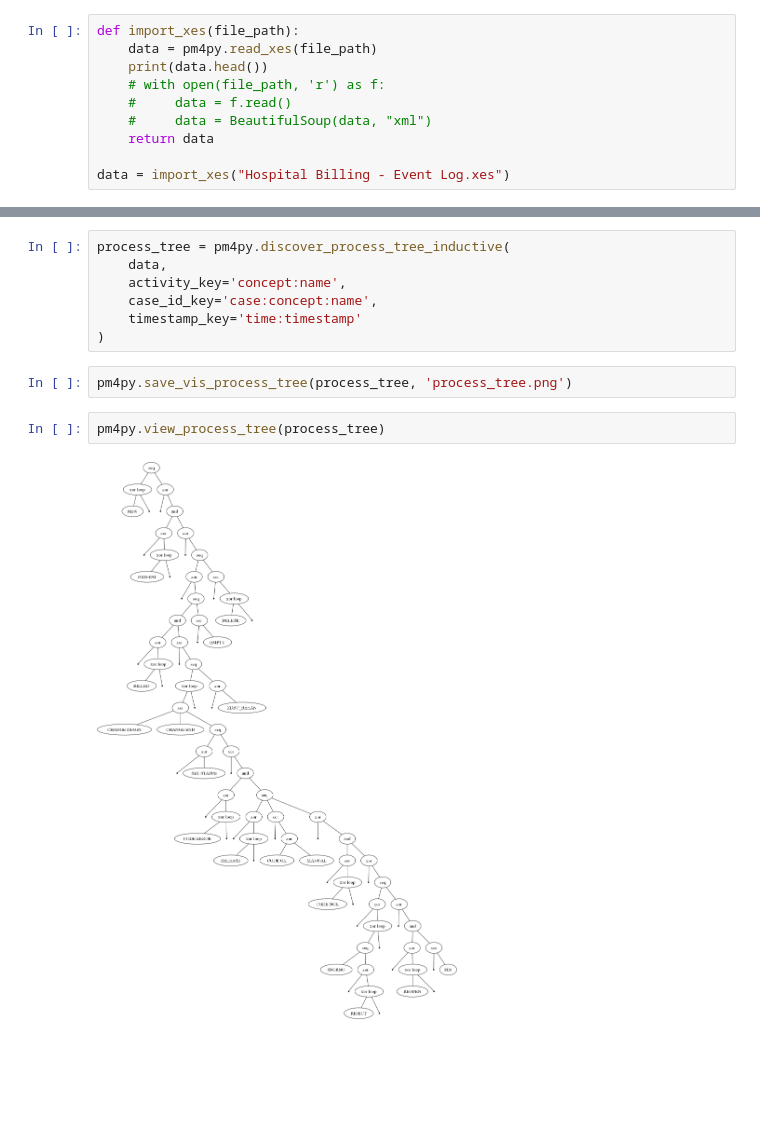
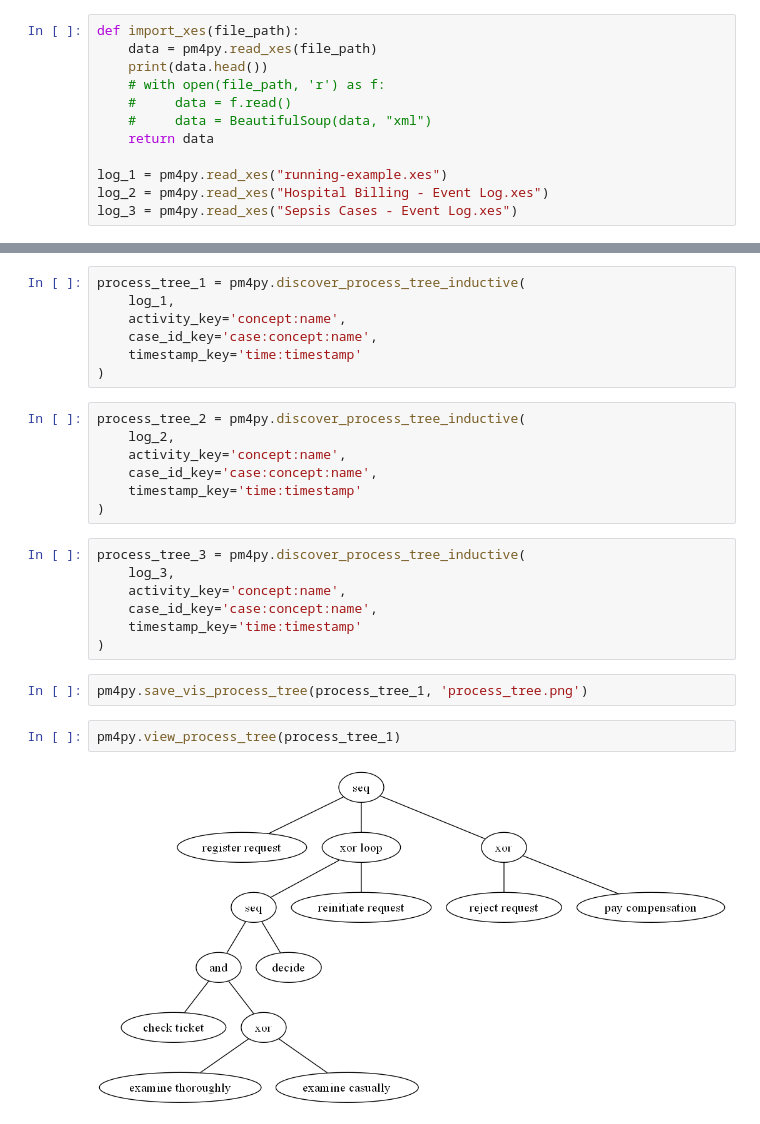
Before and after one commit to Isdre/ProcessMining, a Jupyter notebook: tests.ipynb, the cells around one changed output, grey strips where cells are left out. Saved outputs shown, nothing was run; the diff lists cells and outputs as text; blank space fills up the shorter version.

```diff
--- a/tests.ipynb
+++ b/tests.ipynb
@@ -12,4 +546,6 @@ def import_xes(file_path):
     #     data = BeautifulSoup(data, "xml")
     return data
 
-data = import_xes("Hospital Billing - Event Log.xes")
+log_1 = pm4py.read_xes("running-example.xes")
+log_2 = pm4py.read_xes("Hospital Billing - Event Log.xes")
+log_3 = pm4py.read_xes("Sepsis Cases - Event Log.xes")
@@ -34,14 +568,28 @@ data = import_xes("Hospital Billing - Event Log.xes")
 # %%
-process_tree = pm4py.discover_process_tree_inductive(
-    data,
+process_tree_1 = pm4py.discover_process_tree_inductive(
+    log_1,
     activity_key='concept:name',
     case_id_key='case:concept:name',
     timestamp_key='time:timestamp'
 )
+# %%
+process_tree_2 = pm4py.discover_process_tree_inductive(
+    log_2,
+    activity_key='concept:name',
+    case_id_key='case:concept:name',
+    timestamp_key='time:timestamp'
+)
+# %%
+process_tree_3 = pm4py.discover_process_tree_inductive(
+    log_3,
+    activity_key='concept:name',
+    case_id_key='case:concept:name',
+    timestamp_key='time:timestamp'
+)
 # %%
-pm4py.save_vis_process_tree(process_tree, 'process_tree.png')
+pm4py.save_vis_process_tree(process_tree_1, 'process_tree.png')
 # %%
-pm4py.view_process_tree(process_tree)
+pm4py.view_process_tree(process_tree_1)
 # %% [output]
-[figure, old version]
+[figure, new version]
 # %%
```
Also changed, not shown: parts of 14 cells of this notebook, 3 other files.
